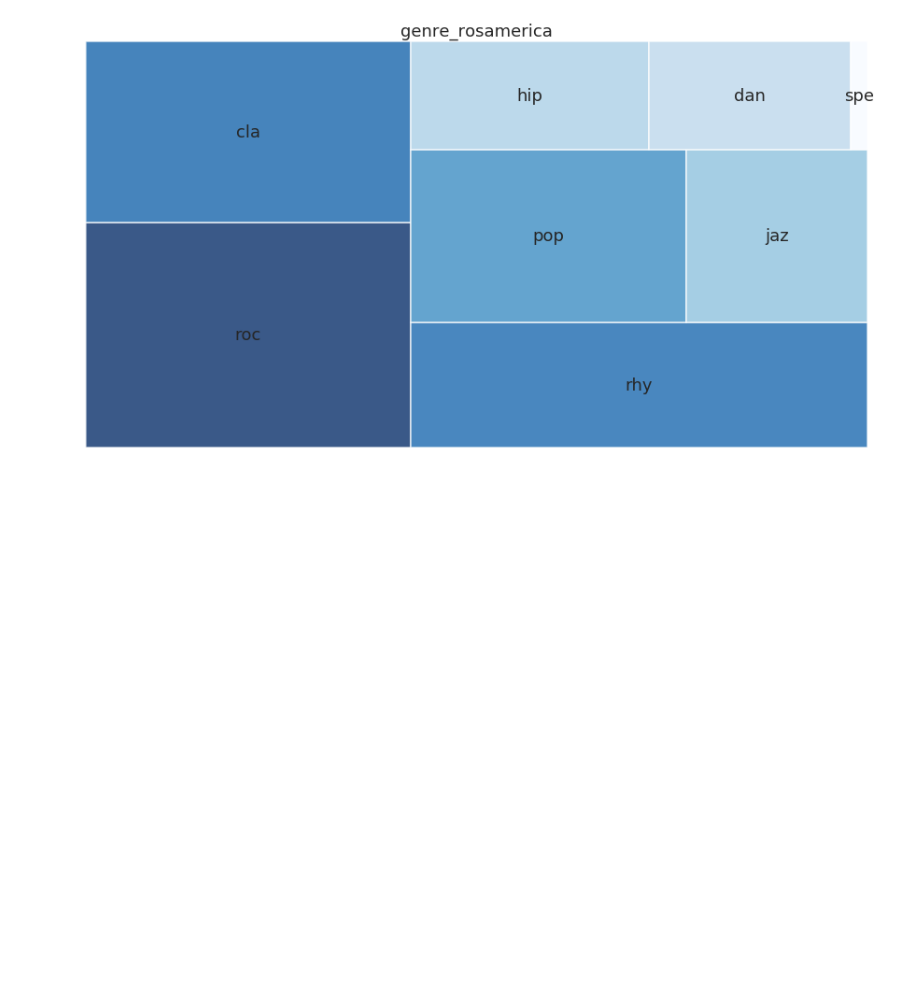
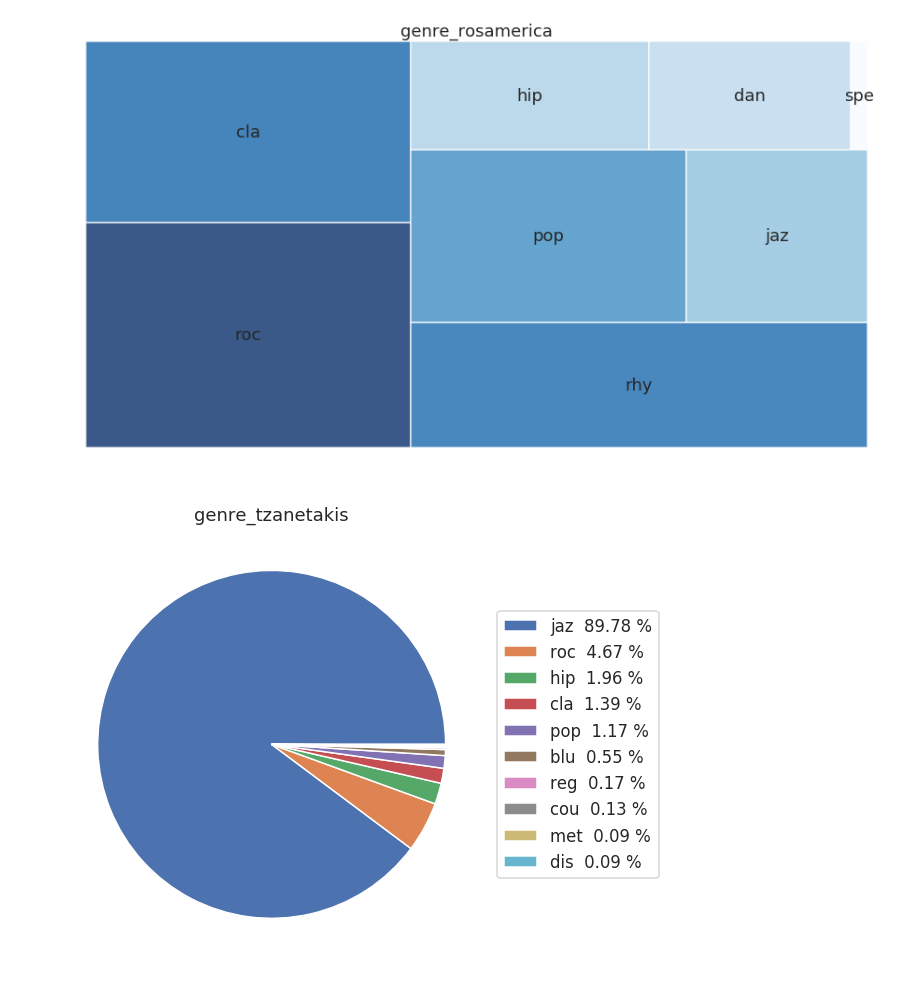
Before and after one commit to MTG/acousticbrainz-labs, a Jupyter notebook: data-analysis/Genre Graphs.ipynb, the cells around one changed output. Saved outputs shown, nothing was run; the diff lists cells and outputs as text; code cells hidden in the pictures; blank space fills up the shorter version.

Commit message:
Added more notebooks for the blog graphs

```diff
--- a/data-analysis/Genre Graphs.ipynb
+++ b/data-analysis/Genre Graphs.ipynb
@@ -116,3 +116,13 @@ plt.title('genre_rosamerica')
 plt.show()
 # %% [output]
 [figure]
+# %%
+fig, ax = plt.subplots(subplot_kw=dict(aspect="equal"))
+wedges, texts = ax.pie(gt_counts)
+pct = 100*gt_counts/len(genre_tzanetakis)
+
+ax.legend(labels=['%s  %1.2f %%' % (l, s) for l, s in zip(list(pct.keys()), list(pct))], loc="center left",bbox_to_anchor=(1, 0, 0.5, 1))
+plt.title('genre_tzanetakis')
+plt.show()
+# %% [output]
+[figure, added]
```
Also changed, not shown: parts of 2 cells of this notebook, 4 other files.
